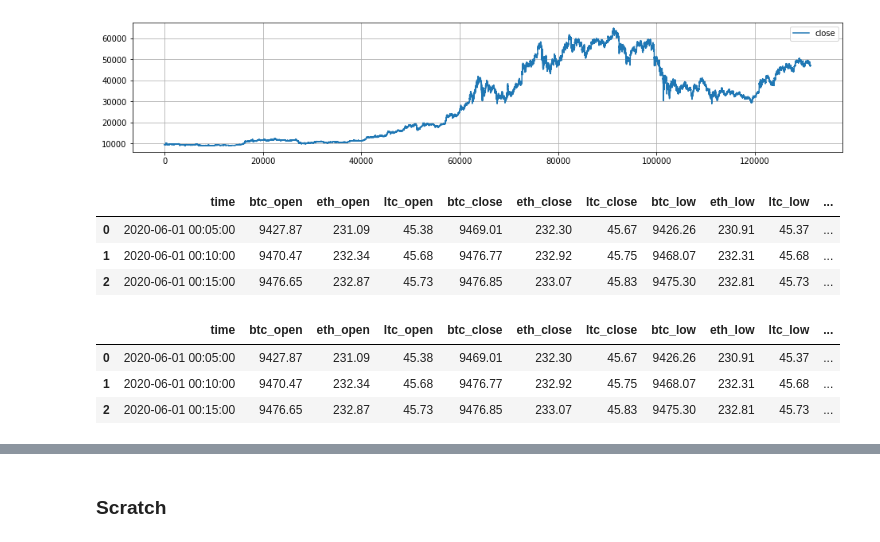
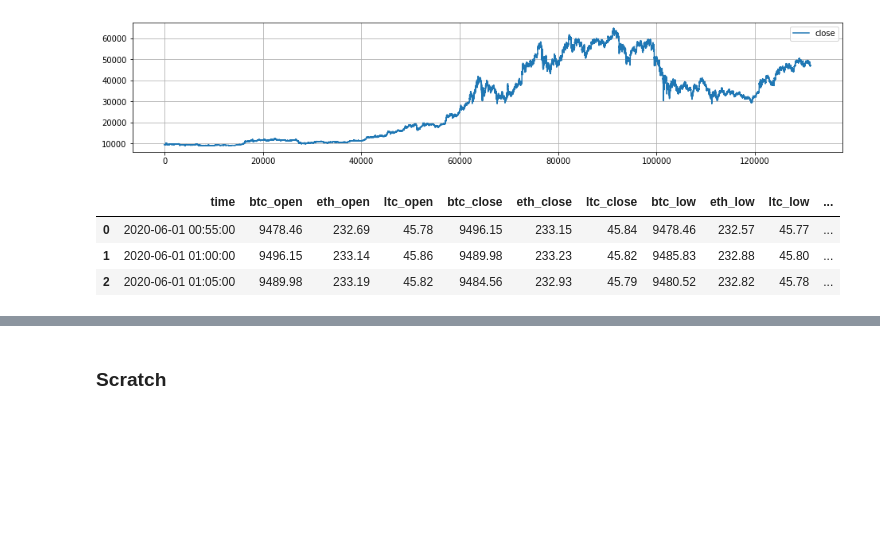
Before and after one commit to karipuf/crypto, a Jupyter notebook: Cryptooo.ipynb, the cells around one changed output, grey strips where cells are left out. Drawn from its saved outputs; the diff is of its cells as text; code cells hidden in the pictures; blank space fills up the shorter version.

```diff
--- a/Cryptooo.ipynb
+++ b/Cryptooo.ipynb
@@ -36,12 +19,17 @@ spark=pyspark.sql.SparkSession.builder.getOrCreate()
 
 rollback=lambda l,n:Window.orderBy("time").rowsBetween(-(l+n),Window.currentRow-n)
 def rollingRows(coins=['btc','eth','ltc'],winlens=[3,7],
-                avg_kpis=["open","close","volume"],lag=3):
+                avg_kpis=["open","close","volume"],
+                min_kpis=['low'],max_kpis=['high'],lag=3):
 
   rows=[]
   for l in winlens:
     rows.append([F.avg(tmp).over(rollback(l,lag)).alias(f"{tmp}_rolling{l}") for tmp in
     (f"{coin}_{kpi}" for coin in coins for kpi in avg_kpis)])
+    rows.append([F.min(tmp).over(rollback(l,lag)).alias(f"{tmp}_rolling{l}") for tmp in
+    (f"{coin}_{kpi}" for coin in coins for kpi in min_kpis)])
+    rows.append([F.max(tmp).over(rollback(l,lag)).alias(f"{tmp}_rolling{l}") for tmp in
+    (f"{coin}_{kpi}" for coin in coins for kpi in max_kpis)])
 
   return reduce(lambda x,y:x+y,rows)
 # %% [markdown]
@@ -81,23 +69,17 @@ pl.gca().grid(True)
 # %%
 combined=(reduce(lambda x,y:x.join(y,"time"),
           [dbtc.alias("dbtc"),deth.alias("deth"),dltc.alias("dltc")])
 .select("time",*[F.expr(f"d{coin}.{kpi}").alias(f"{coin}_{kpi}")
     for kpi in ('open','close','low','high','volume')
     for coin in ('btc','eth','ltc')]).orderBy("time"))
-df=combined.alias("combined").select("combined.*",*rollingRows()).orderBy("time")
 
-display(combined.limit(3).toPandas())
+df=(combined.alias("combined").select("combined.*",*rollingRows())\
+.withColumn("row",F.rank().over(Window.orderBy("time"))).where("row>10") # Removing first n rows to allow for rolling windows
+.orderBy("time"))
+
+display(df.limit(3).toPandas())
 # %% [output]
 |  | time | btc_open | eth_open | ltc_open | btc_close | eth_close | ltc_close | btc_low | eth_low | ltc_low | ... |
-| 0 | 2020-06-01 00:05:00 | 9427.87 | 231.09 | 45.38 | 9469.01 | 232.30 | 45.67 | 9426.26 | 230.91 | 45.37 | ... |
-| 1 | 2020-06-01 00:10:00 | 9470.47 | 232.34 | 45.68 | 9476.77 | 232.92 | 45.75 | 9468.07 | 232.31 | 45.68 | ... |
-| 2 | 2020-06-01 00:15:00 | 9476.65 | 232.87 | 45.73 | 9476.85 | 233.07 | 45.83 | 9475.30 | 232.81 | 45.73 | ... |
+| 0 | 2020-06-01 00:55:00 | 9478.46 | 232.69 | 45.78 | 9496.15 | 233.15 | 45.84 | 9478.46 | 232.57 | 45.77 | ... |
+| 1 | 2020-06-01 01:00:00 | 9496.15 | 233.14 | 45.86 | 9489.98 | 233.23 | 45.82 | 9485.83 | 232.88 | 45.80 | ... |
+| 2 | 2020-06-01 01:05:00 | 9489.98 | 233.19 | 45.82 | 9484.56 | 232.93 | 45.79 | 9480.52 | 232.82 | 45.78 | ... |
-# %%
-
-
-display(df.limit(3).toPandas())
-# %% [output]
-|  | time | btc_open | eth_open | ltc_open | btc_close | eth_close | ltc_close | btc_low | eth_low | ltc_low | ... |
-| 0 | 2020-06-01 00:05:00 | 9427.87 | 231.09 | 45.38 | 9469.01 | 232.30 | 45.67 | 9426.26 | 230.91 | 45.37 | ... |
-| 1 | 2020-06-01 00:10:00 | 9470.47 | 232.34 | 45.68 | 9476.77 | 232.92 | 45.75 | 9468.07 | 232.31 | 45.68 | ... |
-| 2 | 2020-06-01 00:15:00 | 9476.65 | 232.87 | 45.73 | 9476.85 | 233.07 | 45.83 | 9475.30 | 232.81 | 45.73 | ... |
```
Also changed, not shown: parts of 6 cells of this notebook.
